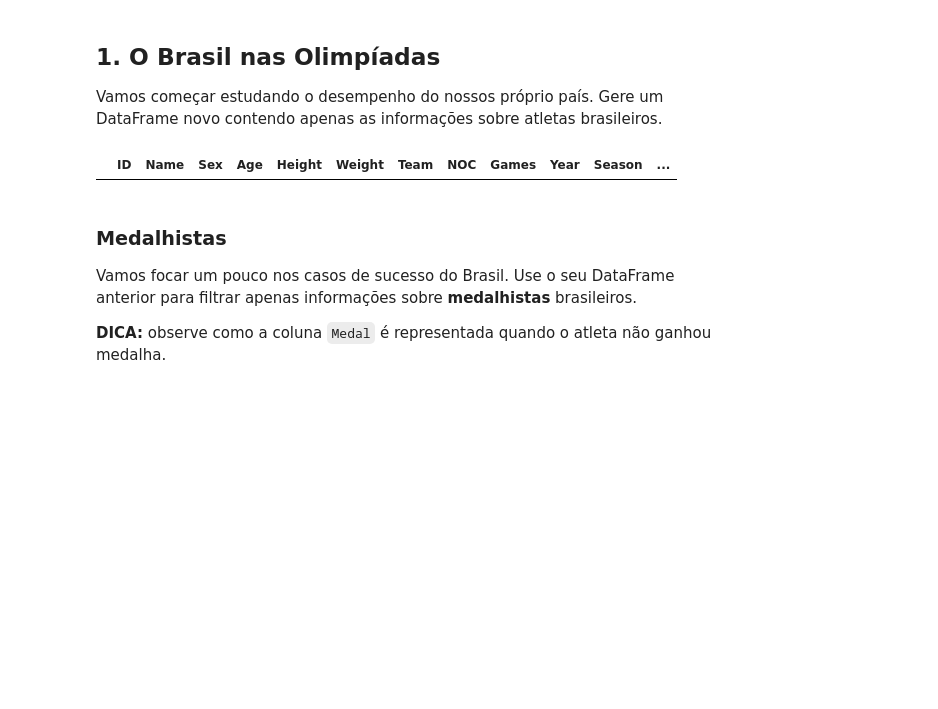
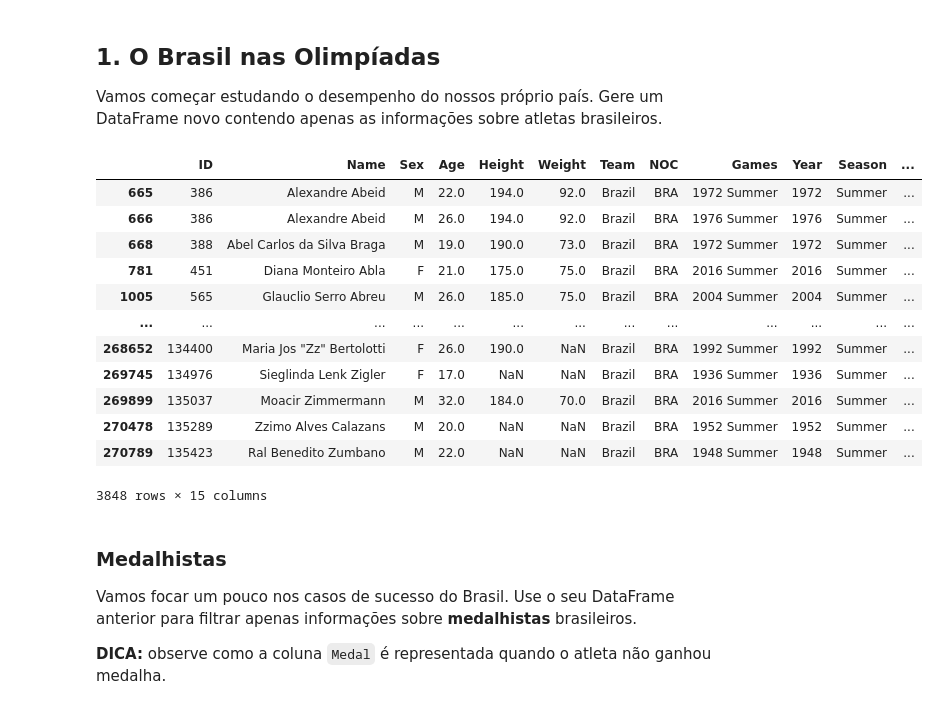
Before and after one commit to VictorBTaveira/Projeto-2-Pandas, a Jupyter notebook: Projeto - Pandas .ipynb, the cells around one changed output. Cells and saved outputs as stored; diff of their text form; code cells hidden in the pictures; blank space fills up the shorter version.

```diff
--- a/Projeto - Pandas .ipynb
+++ b/Projeto - Pandas .ipynb
@@ -18,12 +18,25 @@ Vamos começar estudando o desempenho do nossos próprio país. Gere um DataFram
 # %%
 import pandas as pd
 #df = pd.read_csv(r'C:\Users\Samsung\Desktop\Vida\Carreira\cientista de dados\lets code\exs\Listas\athlete_events.csv')
 df = pd.read_csv(r'athlete_events.csv')
-df_brasil = df.loc[df['Team'] == 'NOC']
+df_brasil = df.loc[df['NOC'] == 'BRA']
+
 
 df_brasil
 # %% [output]
 |  | ID | Name | Sex | Age | Height | Weight | Team | NOC | Games | Year | Season | ... |
+| 665 | 386 | Alexandre Abeid | M | 22.0 | 194.0 | 92.0 | Brazil | BRA | 1972 Summer | 1972 | Summer | ... |
+| 666 | 386 | Alexandre Abeid | M | 26.0 | 194.0 | 92.0 | Brazil | BRA | 1976 Summer | 1976 | Summer | ... |
+| 668 | 388 | Abel Carlos da Silva Braga | M | 19.0 | 190.0 | 73.0 | Brazil | BRA | 1972 Summer | 1972 | Summer | ... |
+| 781 | 451 | Diana Monteiro Abla | F | 21.0 | 175.0 | 75.0 | Brazil | BRA | 2016 Summer | 2016 | Summer | ... |
+| 1005 | 565 | Glauclio Serro Abreu | M | 26.0 | 185.0 | 75.0 | Brazil | BRA | 2004 Summer | 2004 | Summer | ... |
+| ... | ... | ... | ... | ... | ... | ... | ... | ... | ... | ... | ... | ... |
+| 268652 | 134400 | Maria Jos "Zz" Bertolotti | F | 26.0 | 190.0 | NaN | Brazil | BRA | 1992 Summer | 1992 | Summer | ... |
+| 269745 | 134976 | Sieglinda Lenk Zigler | F | 17.0 | NaN | NaN | Brazil | BRA | 1936 Summer | 1936 | Summer | ... |
+| 269899 | 135037 | Moacir Zimmermann | M | 32.0 | 184.0 | 70.0 | Brazil | BRA | 2016 Summer | 2016 | Summer | ... |
+| 270478 | 135289 | Zzimo Alves Calazans | M | 20.0 | NaN | NaN | Brazil | BRA | 1952 Summer | 1952 | Summer | ... |
+| 270789 | 135423 | Ral Benedito Zumbano | M | 22.0 | NaN | NaN | Brazil | BRA | 1948 Summer | 1948 | Summer | ... |
+3848 rows × 15 columns
 # %% [markdown]
 ### Medalhistas
 
```
Also changed, not shown: parts of 7 cells of this notebook.
